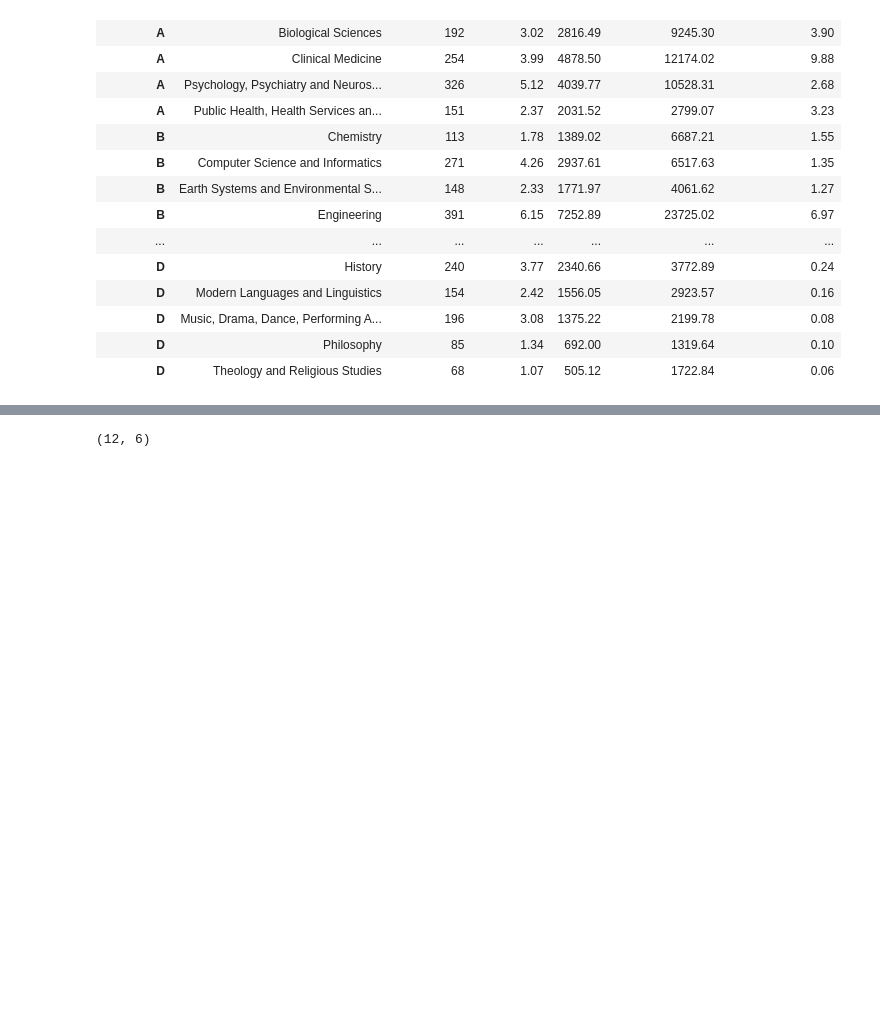
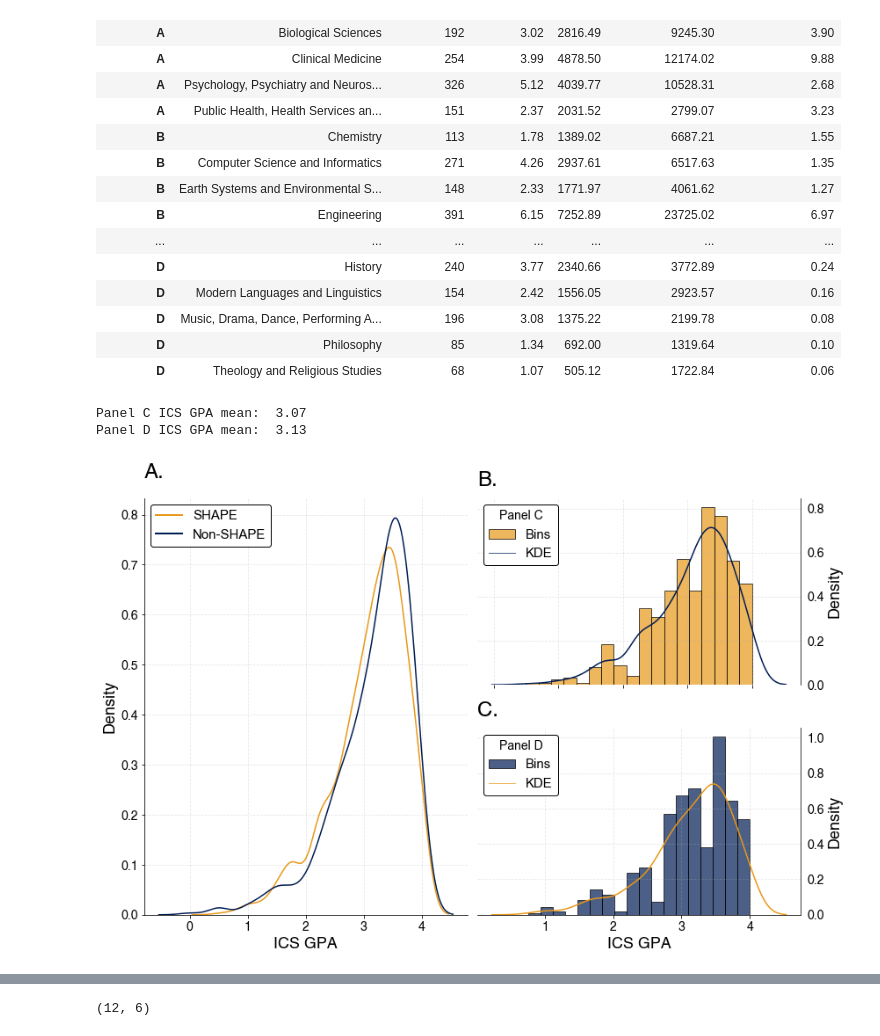
Before and after one commit to OxfordDemSci/ICS_Analysis, a Jupyter notebook: src/analysis/Analysis_Notebook.ipynb, the cells around one changed output, grey strips where cells are left out. Drawn from its saved outputs; the diff is of its cells as text; code cells hidden in the pictures; blank space fills up the shorter version.

```diff
--- a/src/analysis/Analysis_Notebook.ipynb
+++ b/src/analysis/Analysis_Notebook.ipynb
@@ -50,3 +55,9 @@ grouper(df, uniq, grp_by, table_path, 'UOA_groupby.csv').set_index('Main panel')
 | D | Music, Drama, Dance, Performing A... | 196 | 3.08 | 1375.22 | 2199.78 | 0.08 |
 | D | Philosophy | 85 | 1.34 | 692.00 | 1319.64 | 0.10 |
 | D | Theology and Religious Studies | 68 | 1.07 | 505.12 | 1722.84 | 0.06 |
+# %%
+make_simple_scores_figure(df, figure_path, out_path)
+# %% [output]
+Panel C ICS GPA mean:  3.07
+Panel D ICS GPA mean:  3.13
+[figure, added]
```
Also changed, not shown: parts of 6 cells of this notebook, 21 other files.
